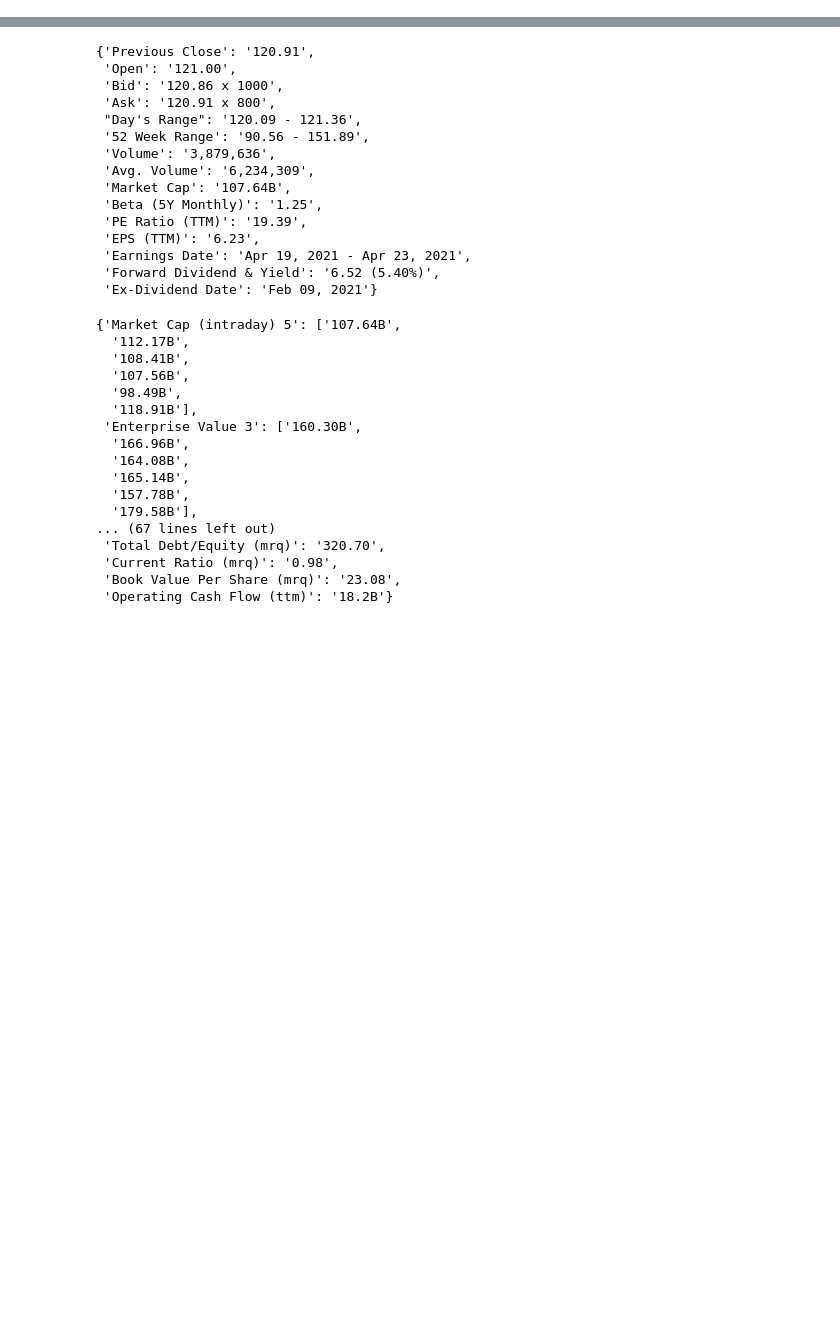
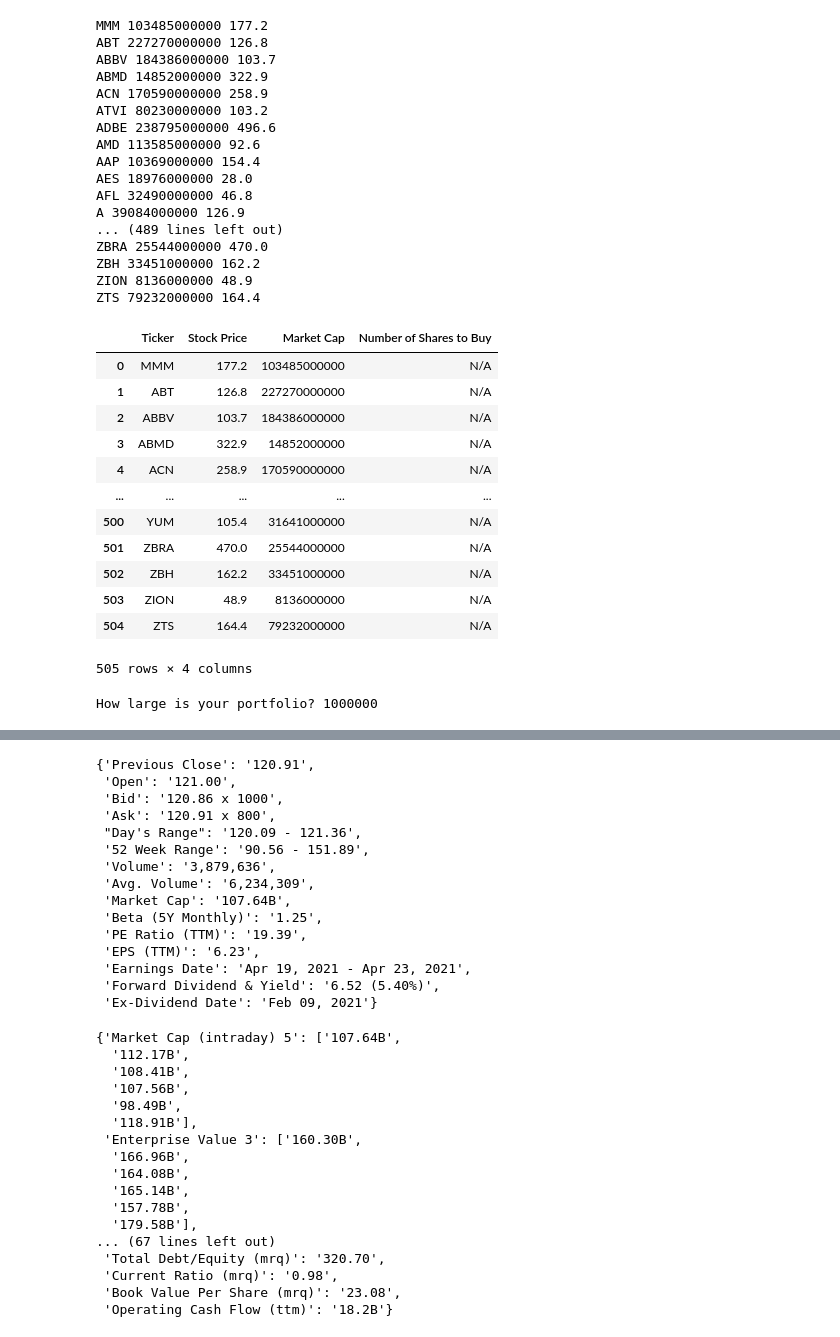
Before and after one commit to ericsturman/jupyter-finance-with-scraping, a Jupyter notebook: stock.ipynb, the cells around one changed output, grey strips where cells are left out. Saved outputs shown, nothing was run; the diff lists cells and outputs as text; code cells hidden in the pictures; blank space fills up the shorter version.

Commit message:
creates equal weight SPY portfolio

```diff
--- a/stock.ipynb
+++ b/stock.ipynb
@@ -39,10 +42,10 @@ def metadata_price_action(ticker):
  def basic_stats(ticker):
     statsData = requests.get(f"https://finance.yahoo.com/quote/{ticker}?p={ticker}&.tsrc=fin-srch")
     statsSoup = BeautifulSoup(statsData.content, 'html.parser')
-    stats_elems = statsSoup.find('div',id="quote-summary")
+    stats_elem = statsSoup.find('div',id="quote-summary")
     statsObj={}
     stats=[]
-    for stats_elem in stats_elems:
+    if stats_elem != None:
         for t in stats_elem.find_all("tr"):
             if(len(stats)==2):
                 head, *tail=np.array(stats)
@@ -54,3 +57,31 @@ def metadata_price_action(ticker):
             for td in t.find_all("td"):
                 stats.append(td.text)
     return statsObj
+# %%
+def current_sp500_symbols():
+    sp500 = requests.get("https://en.wikipedia.org/wiki/List_of_S%26P_500_companies")
+    soup = BeautifulSoup(sp500.content, 'html.parser')
+    symbols=[]
+    symbol_table = soup.find_all('table', id="constituents")
+    for sym in symbol_table:
+        for tr in sym.find_all("tr"):
+            td = tr.find("td")
+            if(td != None):
+                symbols.append(td.text.strip())
+    return symbols
+# %%
+def parse_value(val):
+    lastChar = val[-1]
+    number = val[0:-1]
+    number = number.replace(",","")
+    if (lastChar == "M"):
+        return float(number) * 1000000
+    elif (lastChar == "B"):
+        return float(number) * 1000000000
+    elif (lastChar == "T"):
+        return float(number) * 1000000000000
+    else:
+        return float(number)
+# %%
+sp500symbols = np.array(current_sp500_symbols())
+sp500symbols
@@ -56,0 +106,44 @@ def metadata_price_action(ticker):
+# %%
+my_columns = ["Ticker", "Stock Price", "Market Cap", "Number of Shares to Buy"]
+dataframe = pd.DataFrame(columns=my_columns)
+for sym in sp500symbols:
+    if(sym.find(".") > -1):
+        sym = sym.replace(".", "-")
+    basic = basic_stats(sym)
+    marketCap = parse_value(basic["Market Cap"])
+    previousClose = parse_value(basic["Previous Close"])
+    dataframe = dataframe.append(pd.Series([sym,previousClose,round(marketCap),"N/A"], index=my_columns), ignore_index=True)
+    print(sym, round(marketCap), previousClose)
+dataframe.to_csv("lastDataframe_bak.csv")
+dataframe
+# %% [output]
+MMM 103485000000 177.2
+ABT 227270000000 126.8
+ABBV 184386000000 103.7
+ABMD 14852000000 322.9
+ACN 170590000000 258.9
+ATVI 80230000000 103.2
+ADBE 238795000000 496.6
+AMD 113585000000 92.6
+AAP 10369000000 154.4
+AES 18976000000 28.0
+AFL 32490000000 46.8
+A 39084000000 126.9
+... (489 lines left out)
+ZBRA 25544000000 470.0
+ZBH 33451000000 162.2
+ZION 8136000000 48.9
+ZTS 79232000000 164.4
+|  | Ticker | Stock Price | Market Cap | Number of Shares to Buy |
+| 0 | MMM | 177.2 | 103485000000 | N/A |
+| 1 | ABT | 126.8 | 227270000000 | N/A |
+| 2 | ABBV | 103.7 | 184386000000 | N/A |
+| 3 | ABMD | 322.9 | 14852000000 | N/A |
+| 4 | ACN | 258.9 | 170590000000 | N/A |
+| ... | ... | ... | ... | ... |
+| 500 | YUM | 105.4 | 31641000000 | N/A |
+| 501 | ZBRA | 470.0 | 25544000000 | N/A |
+| 502 | ZBH | 162.2 | 33451000000 | N/A |
+| 503 | ZION | 48.9 | 8136000000 | N/A |
+| 504 | ZTS | 164.4 | 79232000000 | N/A |
+505 rows × 4 columns
@@ -56,0 +152,4 @@ def metadata_price_action(ticker):
+# %%
+portfolio_size = input("How large is your portfolio?")
+# %% [output]
+How large is your portfolio? 1000000
```
Also changed, not shown: parts of 9 cells of this notebook, 3 other files.
